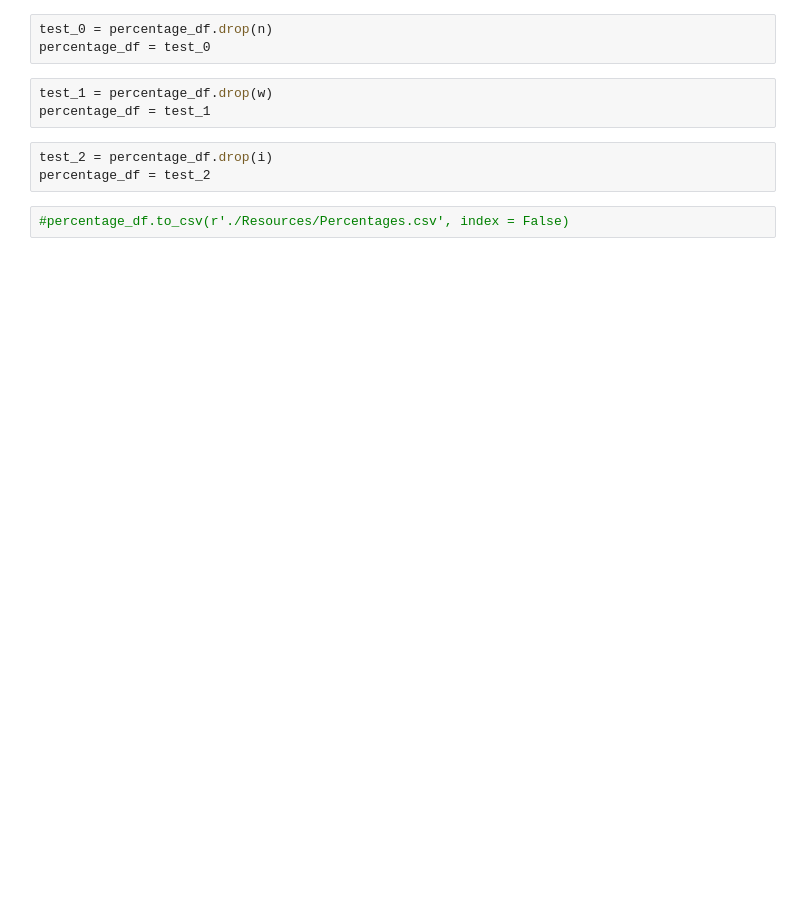
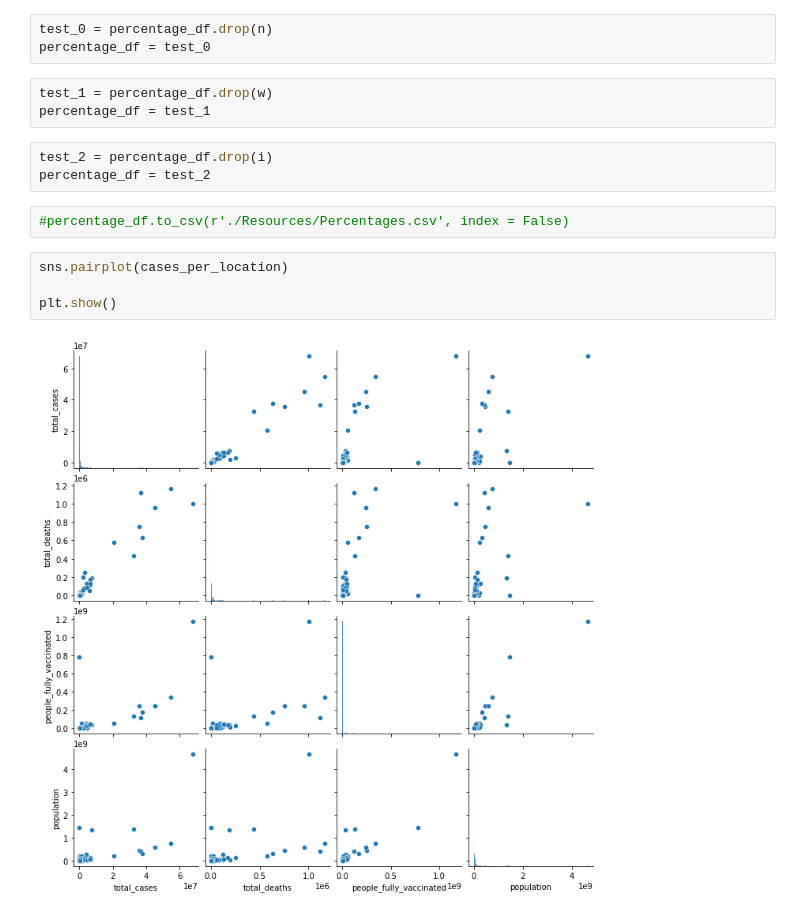
Before and after one commit to snkty8/Test_COVID_Project, a Jupyter notebook: Visuals_2.ipynb, the cells around one changed output. Drawn from its saved outputs; the diff is of its cells as text; blank space fills up the shorter version.

Commit message:
pairplots 1

```diff
--- a/Visuals_2.ipynb
+++ b/Visuals_2.ipynb
@@ -99,3 +100,9 @@ test_2 = percentage_df.drop(i)
 percentage_df = test_2
 # %%
 #percentage_df.to_csv(r'./Resources/Percentages.csv', index = False)
+# %%
+sns.pairplot(cases_per_location)
+
+plt.show()
+# %% [output]
+[figure, added]
```
Also changed, not shown: parts of 8 cells of this notebook.
